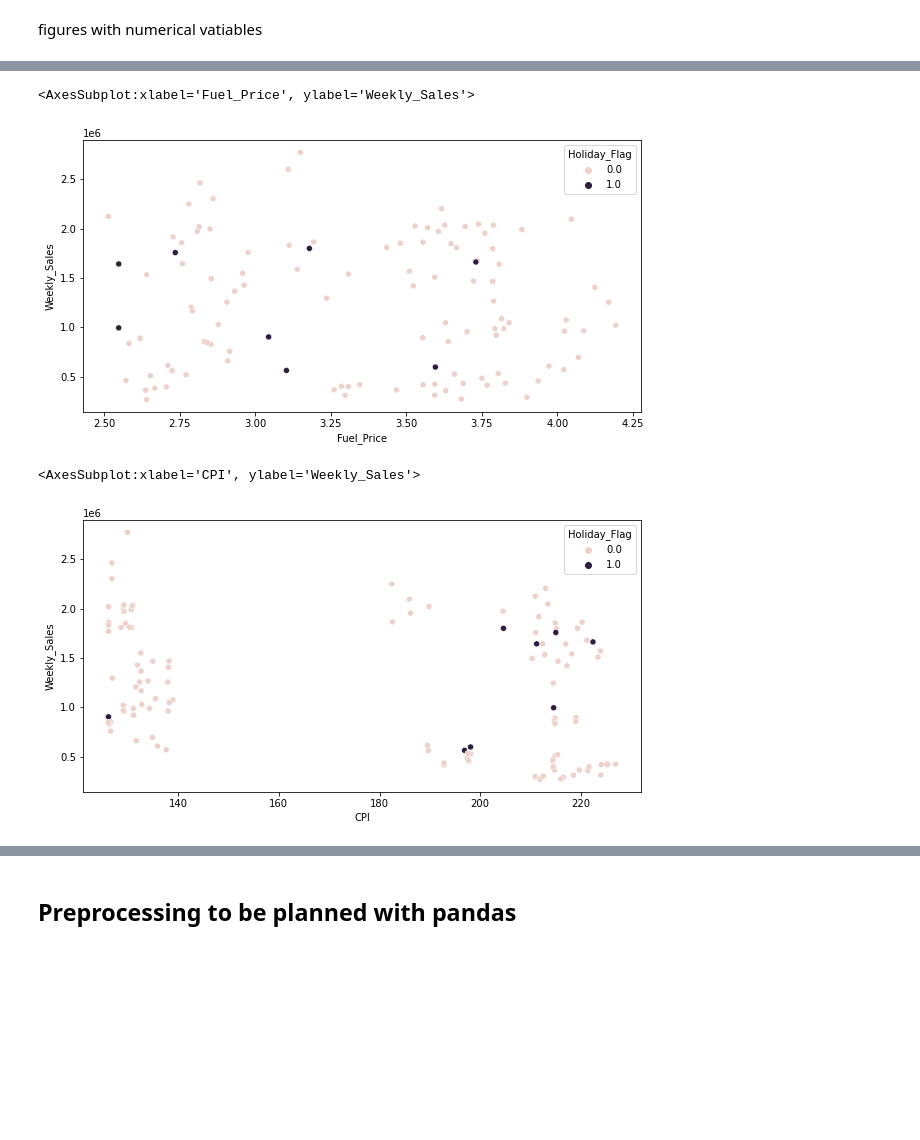
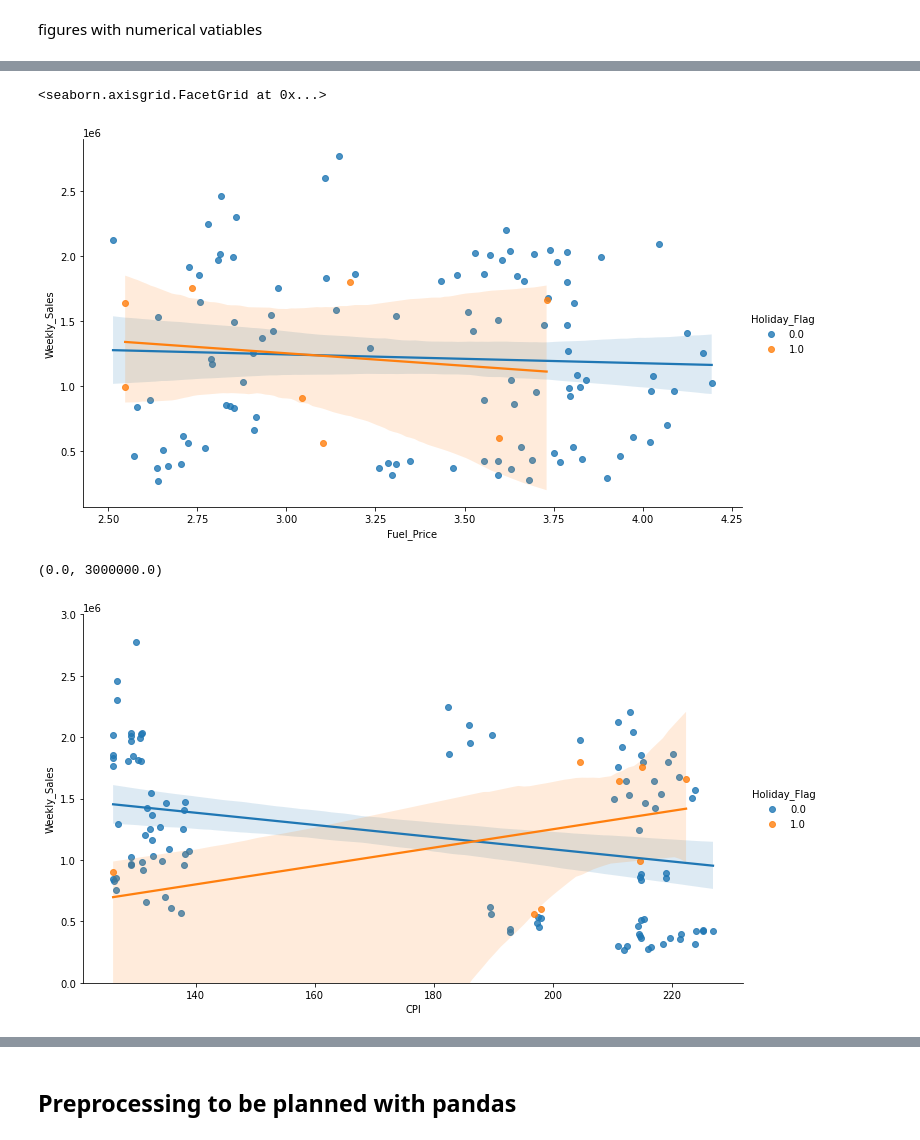
Before and after one commit to Stylomines/walmart_sales, a Jupyter notebook: walmart_project.ipynb, the cells around one changed output, grey strips where cells are left out. Drawn from its saved outputs; the diff is of its cells as text; code cells hidden in the pictures; blank space fills up the shorter version.

```diff
--- a/walmart_project.ipynb
+++ b/walmart_project.ipynb
@@ -151,19 +157,23 @@ sns.scatterplot(x="Temperature",
 # %%
-plt.figure(figsize=(10,5))
-sns.scatterplot(x="Fuel_Price",
-                y="Weekly_Sales",
-                hue="Holiday_Flag",
-                data=df_walmart)
+sns.lmplot( x="Fuel_Price",
+            y="Weekly_Sales",
+            hue="Holiday_Flag",
+            data=df_walmart,
+            height = 6,
+            aspect = 10/6)
 # %% [output]
-<AxesSubplot:xlabel='Fuel_Price', ylabel='Weekly_Sales'>
+<seaborn.axisgrid.FacetGrid at 0x...>
-[figure, old version]
+[figure, new version]
 # %%
-plt.figure(figsize=(10,5))
-sns.scatterplot(x="CPI",
-                y="Weekly_Sales",
-                hue="Holiday_Flag",
-                data=df_walmart)
+
+sns.lmplot(x="CPI",
+            y="Weekly_Sales",
+            hue="Holiday_Flag",
+            data=df_walmart,
+            height = 6,
+            aspect = 10/6)
+plt.ylim(0, 3e6)
 # %% [output]
-<AxesSubplot:xlabel='CPI', ylabel='Weekly_Sales'>
+(0.0, 3000000.0)
-[figure, old version]
+[figure, new version]
 # %%
```
Also changed, not shown: parts of 8 cells of this notebook.
